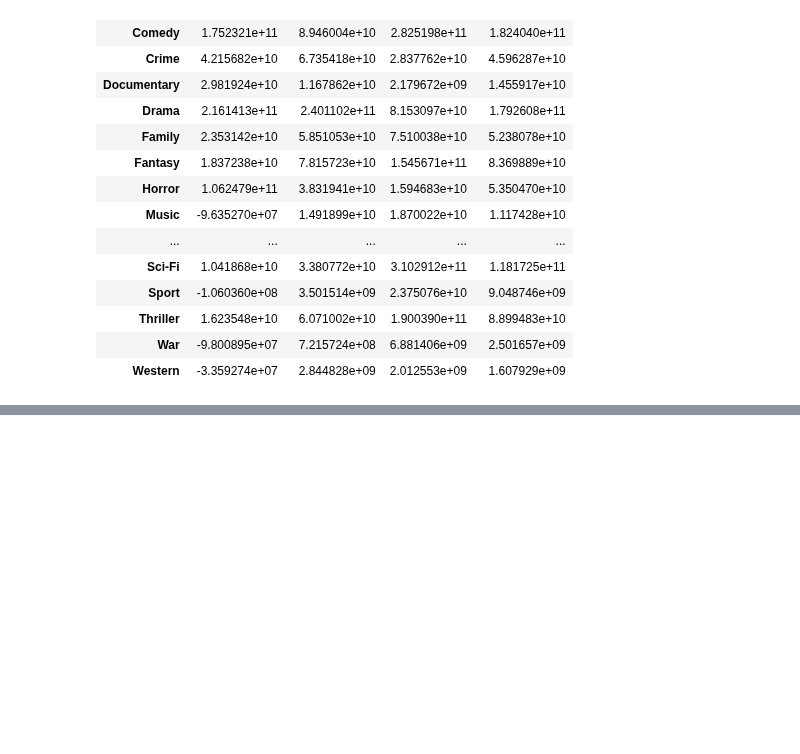
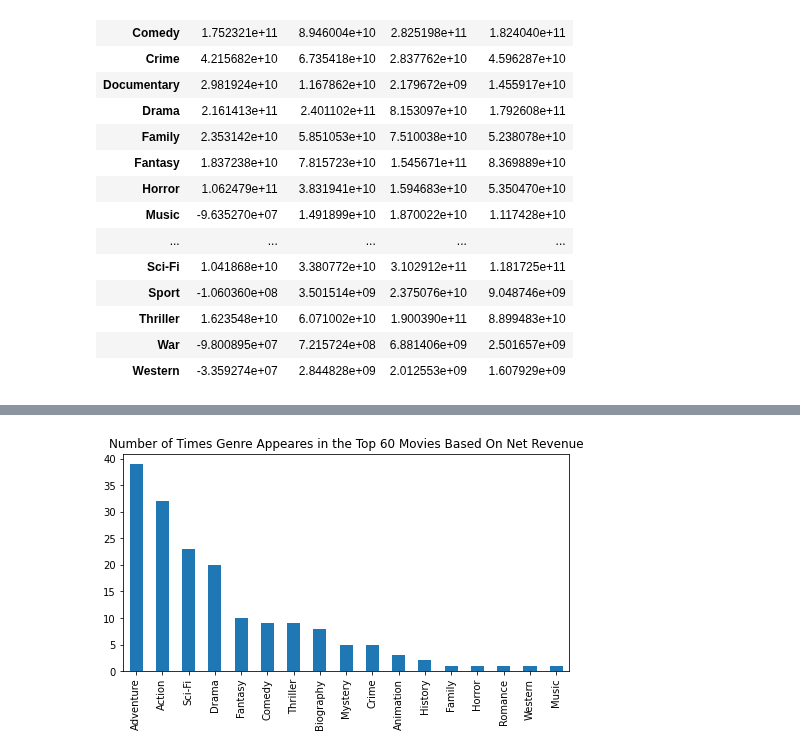
Before and after one commit to reboyce/Gilbert-Team-Repo, a Jupyter notebook: Notebooks/Chris Notebook.ipynb, the cells around one changed output, grey strips where cells are left out. Cells and saved outputs as stored; diff of their text form; code cells hidden in the pictures; blank space fills up the shorter version.

```diff
--- a/Notebooks/Chris Notebook.ipynb
+++ b/Notebooks/Chris Notebook.ipynb
@@ -533,0 +722,5 @@ top_100_movies.info()
+# %%
+# bar plot of top 60 genre counts based on popularity
+top_60_pop_genre_counts.plot(kind='bar', figsize=(8, 4), title='Number of Times Genre Appeares in the Top 60 Movies Based On Net Revenue');
+# %% [output]
+[figure, added]
```
Also changed, not shown: parts of 37 cells of this notebook.
